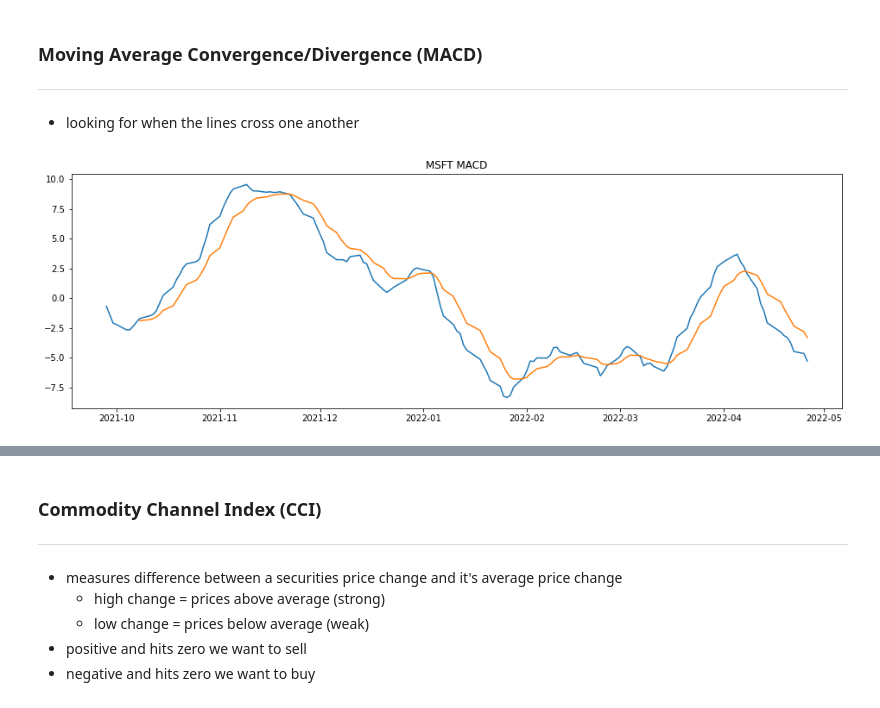
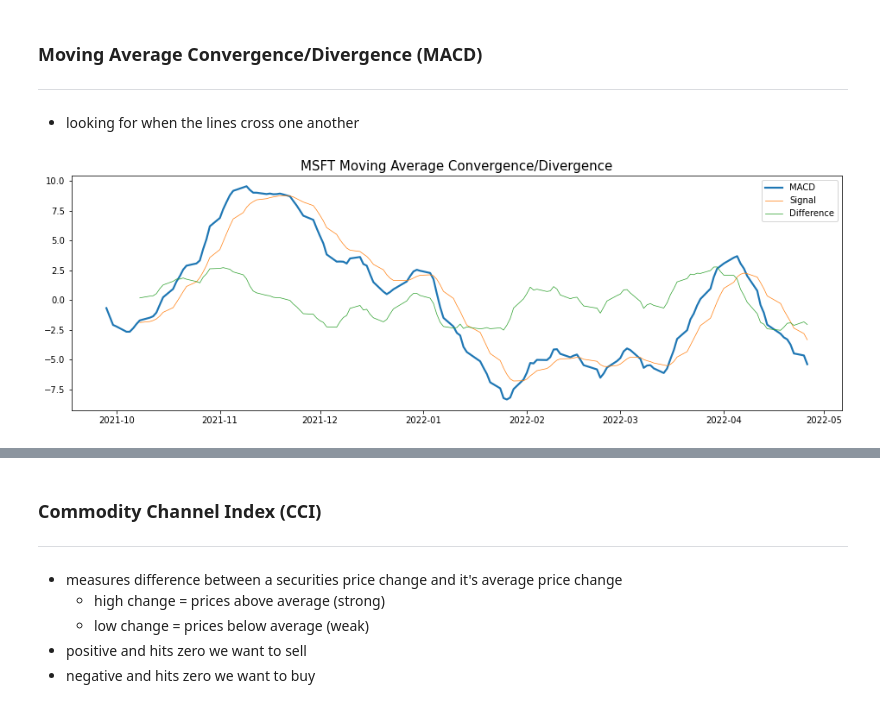
Before and after one commit to bridaniels/OptionsAnalysis, a Jupyter notebook: ta_library_indicators/trendIndicators.ipynb, the cells around one changed output, grey strips where cells are left out. Cells and saved outputs as stored; diff of their text form; code cells hidden in the pictures.

Commit message:
trend libraries

```diff
--- a/ta_library_indicators/trendIndicators.ipynb
+++ b/ta_library_indicators/trendIndicators.ipynb
@@ -48,0 +53,17 @@ plt.show()
+# %%
+aroon = ta.trend.AroonIndicator(df['Close'],window=25)
+
+plt.rcParams['figure.figsize'] = [16,8]
+figure, axis = plt.subplots(nrows=2,ncols=1, sharex=False)
+
+figure.suptitle('{} Aroon Indicator & Up/Down Channels'.format(stock), fontsize=15)
+figure.tight_layout(h_pad=3)
+
+
+axis[1].plot(aroon.aroon_up(), label='Aroon Up Channel')
+axis[1].plot(aroon.aroon_down(), label='Aroon Down Channel')
+axis[1].set_title('{} Aroon Up/Down Channels'.format(stock),fontsize=10)
+
+axis[0].plot(aroon.aroon_indicator(), label='Aroon Indicator')
+axis[0].set_title('{} Aroon Indicator'.format(stock), fontsize=10)
+plt.show()
@@ -53,11 +76,13 @@ plt.show()
 # %%
 macd = ta.trend.MACD(close=df['Close'], window_slow=30, window_fast=15, window_sign=9)
 
 plt.figure(figsize=(16,5))
-plt.plot(macd.macd())
-plt.plot(macd.macd_signal())
+plt.plot(macd.macd(), label='MACD', linewidth=2.2)
+plt.plot(macd.macd_signal(), label='Signal', linewidth=.7)
+plt.plot(macd.macd_diff(), label='Difference', linewidth=.7)
 
-plt.title('{} MACD'.format(stock))
+plt.title('{} Moving Average Convergence/Divergence'.format(stock),fontsize=15)
+plt.legend(loc=1)
 plt.show()
 # %% [output]
-[figure, old version]
+[figure, new version]
```
Also changed, not shown: parts of 21 cells of this notebook, 2 other files.
